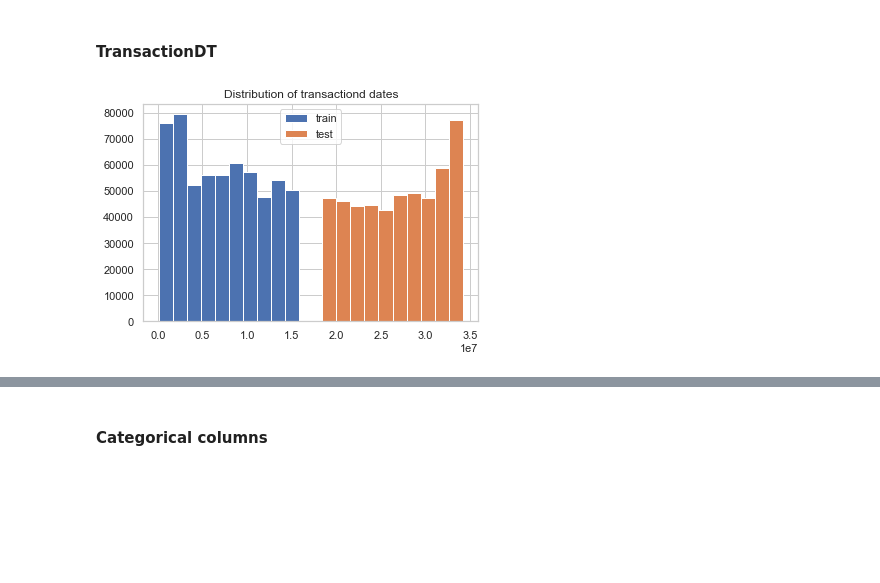
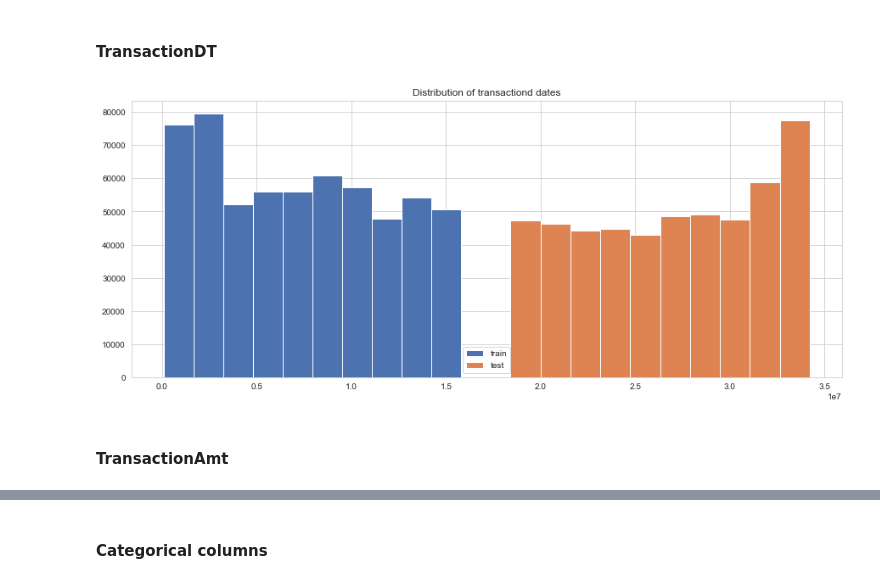
Before and after one commit to andfanilo/ieee-fraud-detection, a Jupyter notebook: notebooks/exploratory/EDA.ipynb, the cells around one changed output, grey strips where cells are left out. Saved outputs shown, nothing was run; the diff lists cells and outputs as text; code cells hidden in the pictures; blank space fills up the shorter version.

```diff
--- a/notebooks/exploratory/EDA.ipynb
+++ b/notebooks/exploratory/EDA.ipynb
@@ -21,7 +21,8 @@ import numpy as np
 import pandas as pd
 
 %matplotlib inline
-sns.set(style="whitegrid")
+sns.set_style("whitegrid")
+sns.set_palette("deep")
 
 import warnings
 warnings.filterwarnings("ignore")
@@ -242,9 +214,13 @@ count_transaction_instances()
 # %% [markdown]
 #### TransactionDT
 # %%
-plt.hist(ds.X_train['TransactionDT'], label='train');
-plt.hist(ds.X_test['TransactionDT'], label='test');
-plt.legend();
-plt.title('Distribution of transactiond dates');
+fig, ax = plt.subplots(figsize=(15, 6))
+ax.hist(ds.X_train['TransactionDT'], label='train');
+ax.hist(ds.X_test['TransactionDT'], label='test');
+ax.legend();
+ax.set_title('Distribution of transactiond dates');
+fig.show()
 # %% [output]
-[figure, old version]
+[figure, new version]
+# %% [markdown]
+#### TransactionAmt
```
Also changed, not shown: parts of 32 cells of this notebook, 2 other files.
